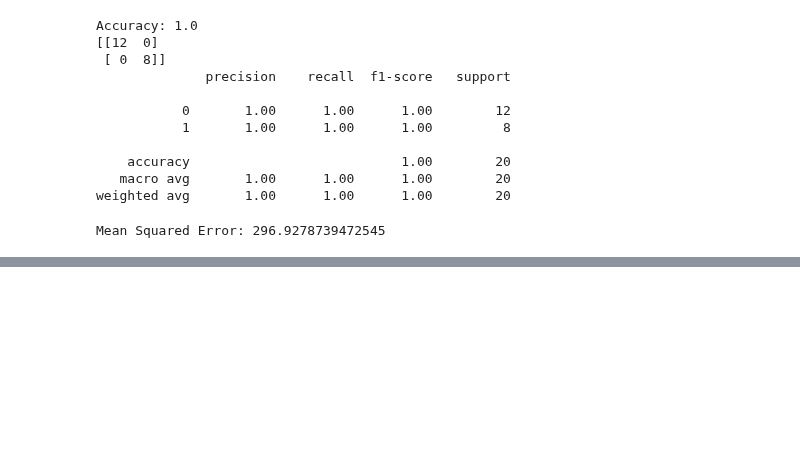
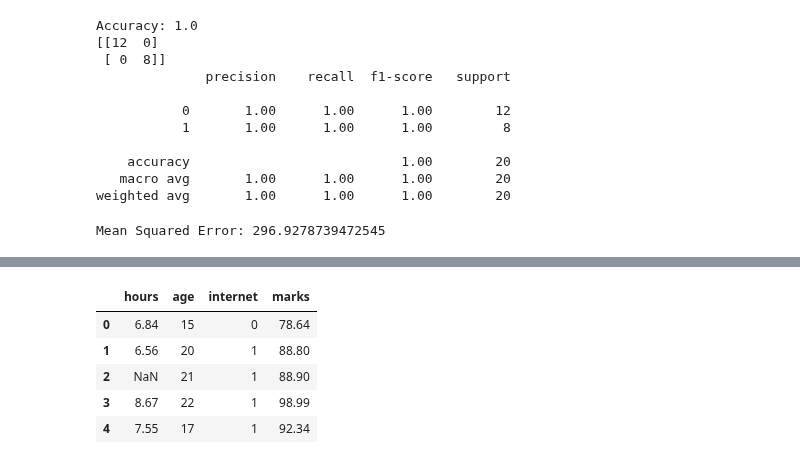
Before and after one commit to Raj226295/ML_prectiecs, a Jupyter notebook: exampre.ipynb, the cells around one changed output, grey strips where cells are left out. Saved outputs shown, nothing was run; the diff lists cells and outputs as text; code cells hidden in the pictures; blank space fills up the shorter version.

```diff
--- a/exampre.ipynb
+++ b/exampre.ipynb
@@ -788,0 +1084,11 @@ Mean Squared Error: 296.9278739472545
+# %%
+# load the dataset
+df = pd.read_csv('./Datasets/std_marks_data.csv')
+df.head()
+# %% [output]
+|  | hours | age | internet | marks |
+| 0 | 6.84 | 15 | 0 | 78.64 |
+| 1 | 6.56 | 20 | 1 | 88.80 |
+| 2 | NaN | 21 | 1 | 88.90 |
+| 3 | 8.67 | 22 | 1 | 98.99 |
+| 4 | 7.55 | 17 | 1 | 92.34 |
```
Also changed, not shown: parts of 44 cells of this notebook, 2 other files.
